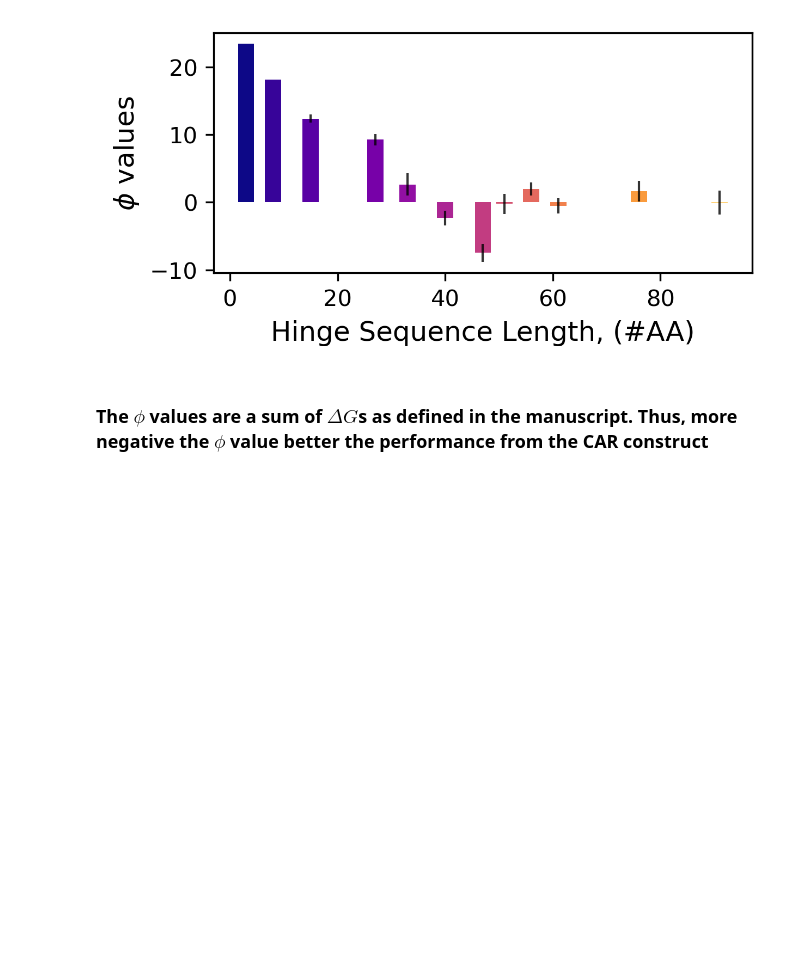
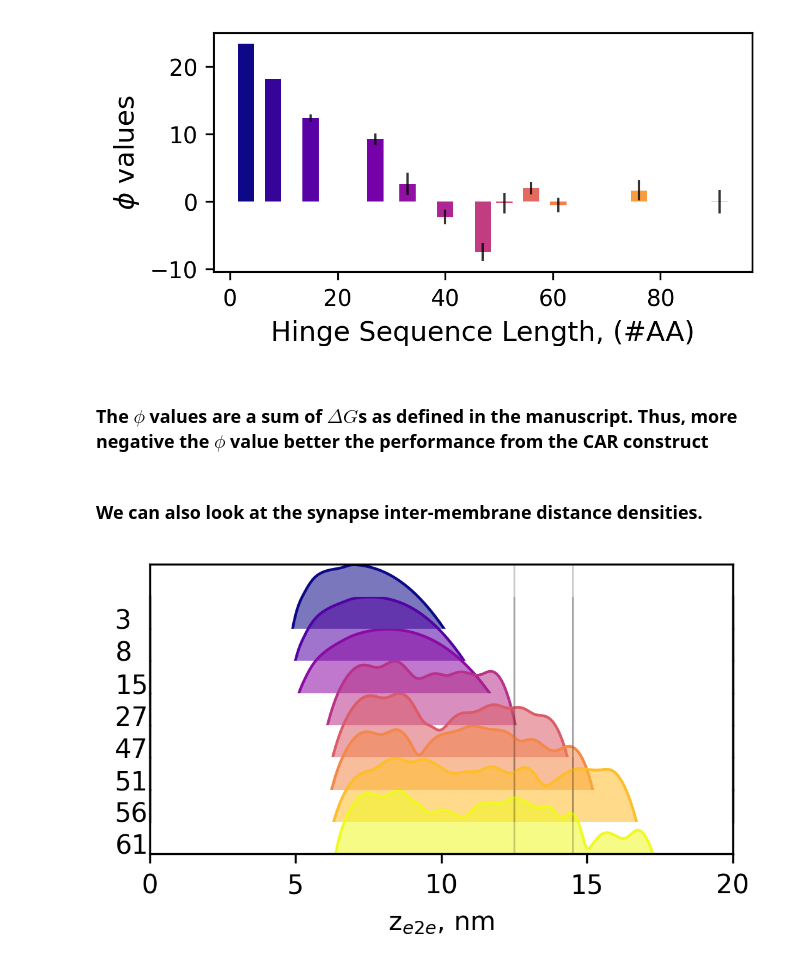
Before and after one commit to tiwarylab/carboost, a Jupyter notebook: CARBOOST_demo_no_colabfold_CD22target.ipynb, the cells around one changed output. Saved outputs shown, nothing was run; the diff lists cells and outputs as text; code cells hidden in the pictures; blank space fills up the shorter version.

```diff
--- a/CARBOOST_demo_no_colabfold_CD22target.ipynb
+++ b/CARBOOST_demo_no_colabfold_CD22target.ipynb
@@ -244,3 +292,44 @@ Text(0, 0.5, '$\\phi$ values')
 [figure]
 # %% [markdown]
 ### The $\phi$ values are a sum of $\Delta G$s as defined in the manuscript. Thus, more negative the $\phi$ value better the performance from the CAR construct
+# %% [markdown]
+### We can also look at the synapse inter-membrane distance densities.
+# %%
+from carboost.synapse.synapse import IMDistanceCalculator
+IM_dist_kdes={}
+for hh_idx, hinge_len in enumerate([3,8,15,27,47,51,56,61]):
+    syn = SynapseBase(car_name=f"8H{hinge_len}",
+                      hinge_length=f"{hinge_len}",
+                      target_type="dynamic",
+                      target_kde=probab_target,
+                      car_kdes=probab_cars[hinge_len]['kdes'],
+                      method_name='af2rave',
+                      x_car=xx,
+                      x_target=xx,
+                      max_val_car=max_hinge_zvalues[hinge_len],
+                      max_val_target=max(cos_dist_vals),
+                      offset_value=4)
+    im_calc = IMDistanceCalculator(synapse=syn)
+    im_result = im_calc.compute()
+    IM_dist_kdes[hinge_len]={}
+    IM_dist_kdes[hinge_len]['kdes'] = np.asarray(im_result.im_distance_kdes)
+    IM_dist_kdes[hinge_len]['xval'] = np.asarray(im_result.x_im)
+# %%
+from carboost.utils.plot_utils import make_ridge_plots
+fig, axes = make_ridge_plots(
+    probab_cars=IM_dist_kdes,
+    figsize=(4,2),
+    hspace=-0.5,
+    fontsize=10,
+    dpi=300,
+    text_offset=0.06,
+    show_plot=False,
+    cmap='plasma',
+    yscale='log'
+)
+for ax in axes:
+    ax.plot([12.5,12.5],ax.get_ylim(),'k',linewidth=0.7,alpha=0.2)
+    ax.plot([14.5,14.5],ax.get_ylim(),'k',linewidth=0.7,alpha=0.2)
+    ax.set_xlim([0,20])
+# %% [output]
+[figure, added]
```
Also changed, not shown: parts of 9 cells of this notebook.
